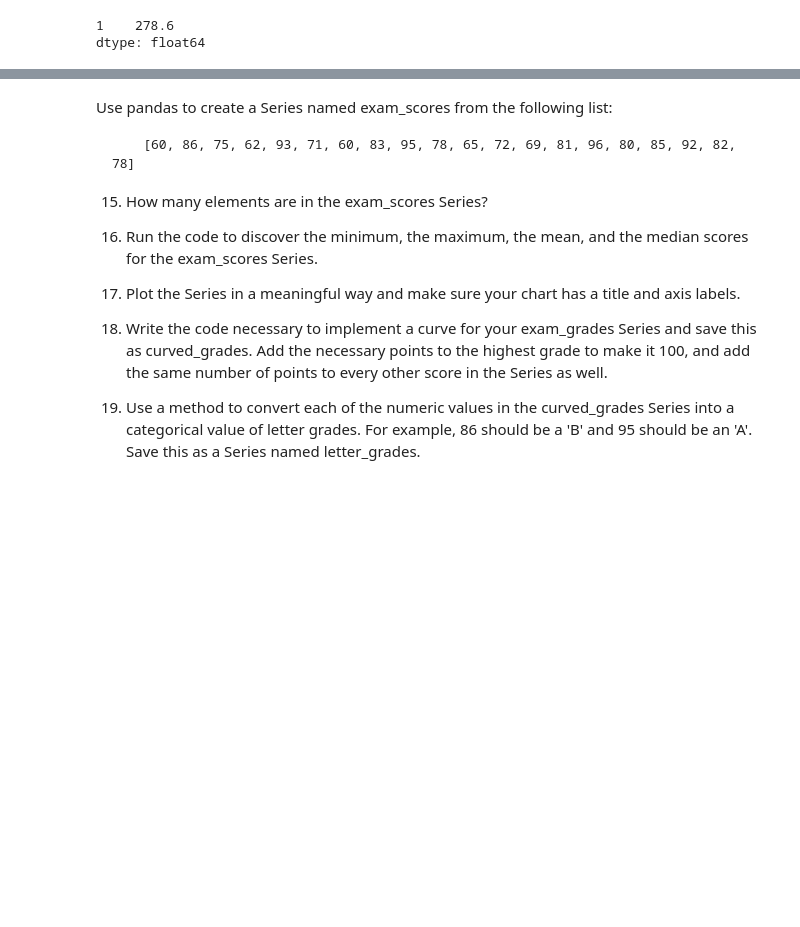
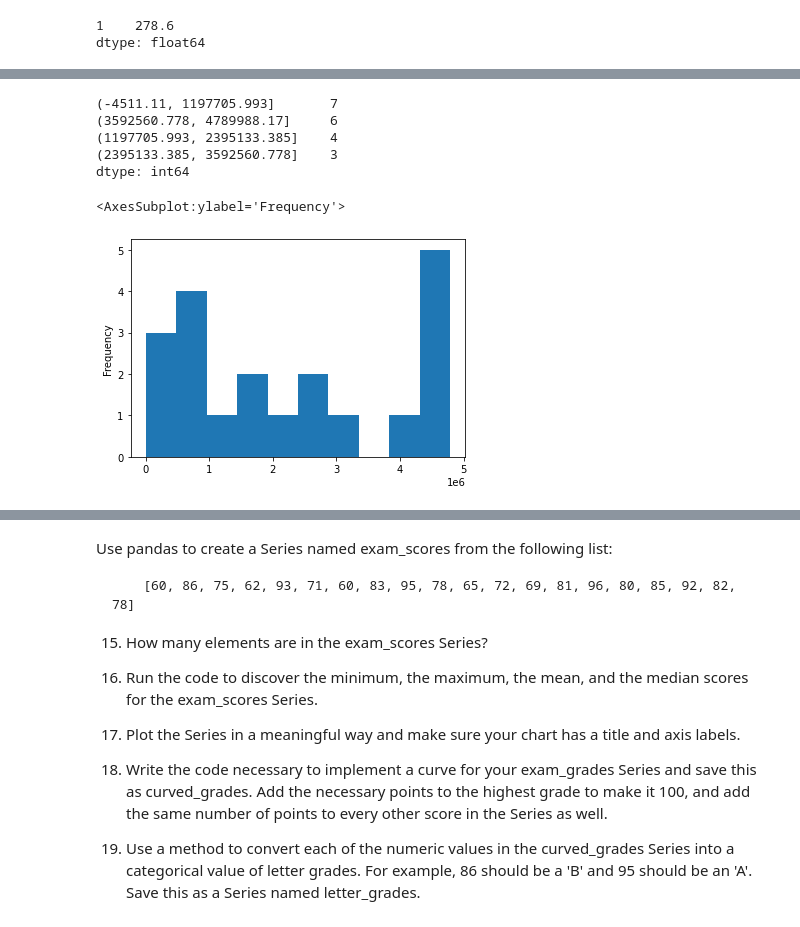
Before and after one commit to Jgardin875/numpy-pandas-visualization-exercises, a Jupyter notebook: series-lesson.ipynb, the cells around one changed output, grey strips where cells are left out. Saved outputs shown, nothing was run; the diff lists cells and outputs as text; code cells hidden in the pictures; blank space fills up the shorter version.

```diff
--- a/series-lesson.ipynb
+++ b/series-lesson.ipynb
@@ -1612,0 +1660,13 @@ dtype: float64
+# %%
+pd.cut(clean_float, 4).value_counts() #13
+# %% [output]
+(-4511.11, 1197705.993]       7
+(3592560.778, 4789988.17]     6
+(1197705.993, 2395133.385]    4
+(2395133.385, 3592560.778]    3
+dtype: int64
+# %%
+clean_float.plot.hist(bins = 10)
+# %% [output]
+<AxesSubplot:ylabel='Frequency'>
+[figure, added]
```
Also changed, not shown: parts of 32 cells of this notebook.
